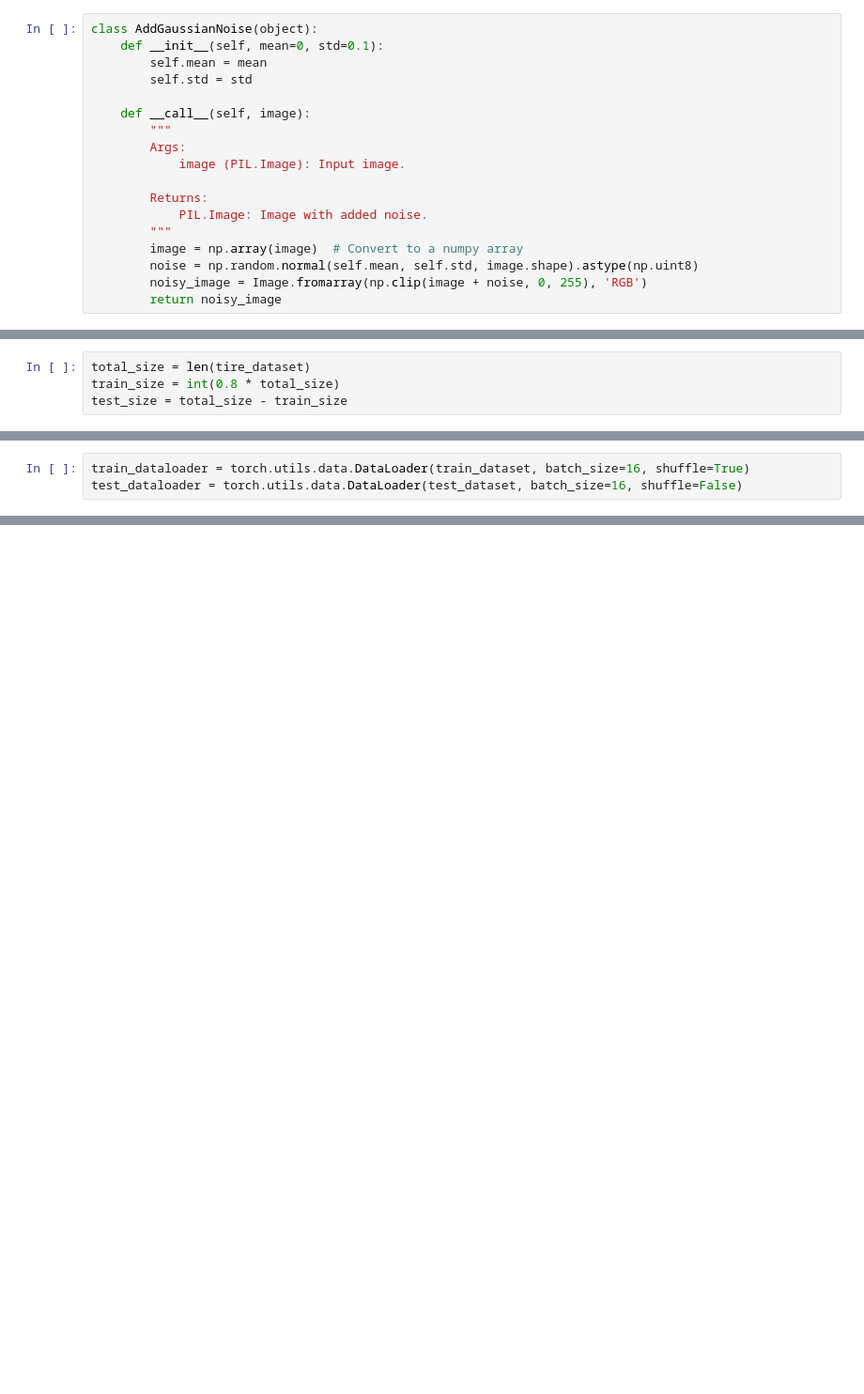
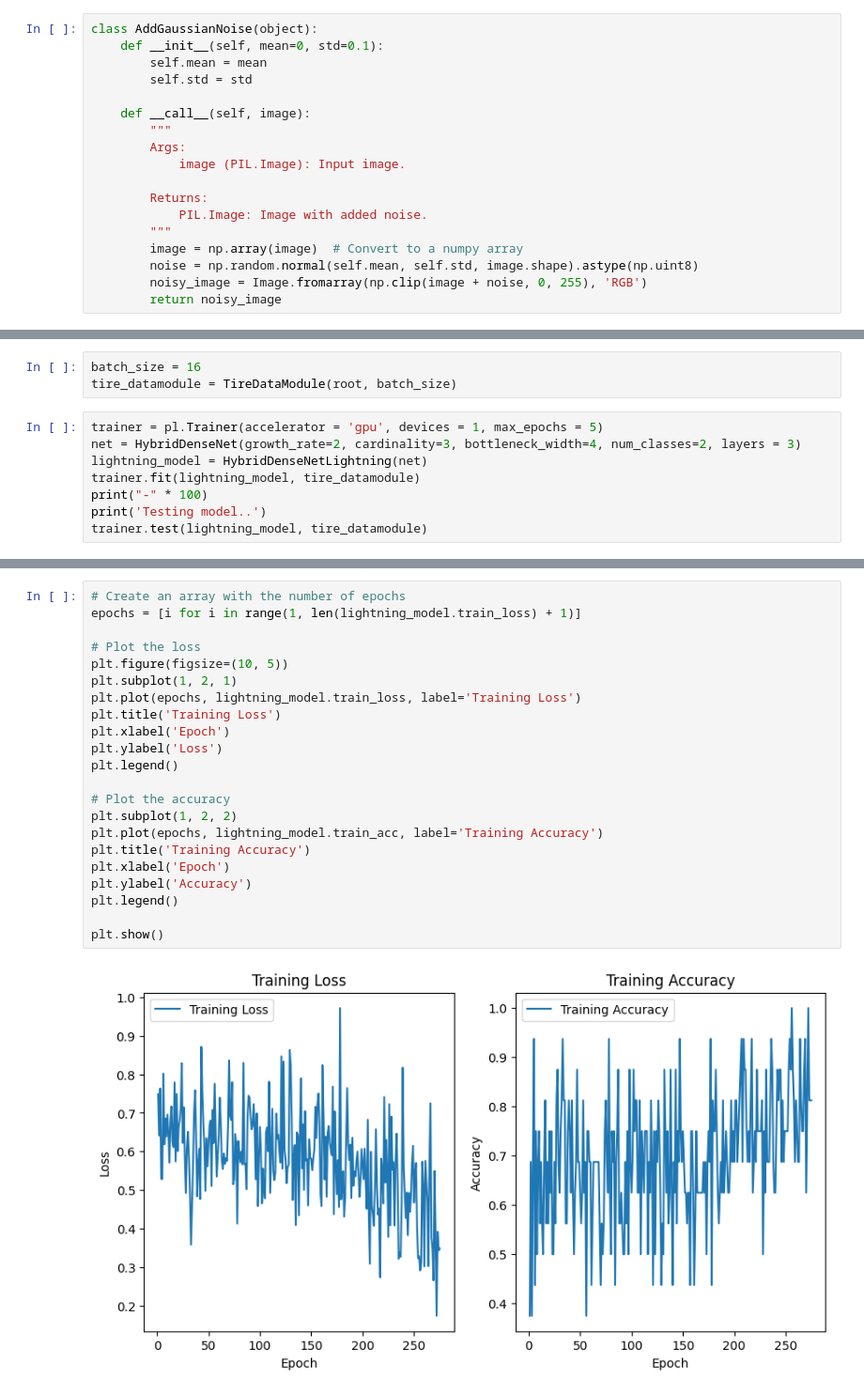
Before and after one commit to Denylson-Fuentes/Tire_Quality_Detector, a Jupyter notebook: Tire Quality Inspector.ipynb, the cells around one changed output, grey strips where cells are left out. Shown: that part at 94% size. Drawn from its saved outputs; the diff is of its cells as text; blank space fills up the shorter version.

```diff
--- a/Tire Quality Inspector.ipynb
+++ b/Tire Quality Inspector.ipynb
@@ -144,4 +117,0 @@ Clipping input data to the valid range for imshow with RGB data ([0..1] for floa
-# %%
-total_size = len(tire_dataset)
-train_size = int(0.8 * total_size)
-test_size = total_size - train_size
@@ -150,3 +117,0 @@ train_dataset, test_dataset = random_split(tire_dataset, [train_size, test_size]
-# %%
-train_dataloader = torch.utils.data.DataLoader(train_dataset, batch_size=16, shuffle=True)
-test_dataloader = torch.utils.data.DataLoader(test_dataset, batch_size=16, shuffle=False)
@@ -152,0 +279,11 @@ test_dataloader = torch.utils.data.DataLoader(test_dataset, batch_size=16, shuff
+# %%
+batch_size = 16
+tire_datamodule = TireDataModule(root, batch_size)
+# %%
+trainer = pl.Trainer(accelerator = 'gpu', devices = 1, max_epochs = 5)
+net = HybridDenseNet(growth_rate=2, cardinality=3, bottleneck_width=4, num_classes=2, layers = 3)
+lightning_model = HybridDenseNetLightning(net)
+trainer.fit(lightning_model, tire_datamodule)
+print("-" * 100)
+print('Testing model..')
+trainer.test(lightning_model, tire_datamodule)
@@ -152,0 +349,24 @@ test_dataloader = torch.utils.data.DataLoader(test_dataset, batch_size=16, shuff
+# %%
+# Create an array with the number of epochs
+epochs = [i for i in range(1, len(lightning_model.train_loss) + 1)]
+
+# Plot the loss
+plt.figure(figsize=(10, 5))
+plt.subplot(1, 2, 1)
+plt.plot(epochs, lightning_model.train_loss, label='Training Loss')
+plt.title('Training Loss')
+plt.xlabel('Epoch')
+plt.ylabel('Loss')
+plt.legend()
+
+# Plot the accuracy
+plt.subplot(1, 2, 2)
+plt.plot(epochs, lightning_model.train_acc, label='Training Accuracy')
+plt.title('Training Accuracy')
+plt.xlabel('Epoch')
+plt.ylabel('Accuracy')
+plt.legend()
+
+plt.show()
+# %% [output]
+[figure, added]
```
Also changed, not shown: parts of 21 cells of this notebook.
